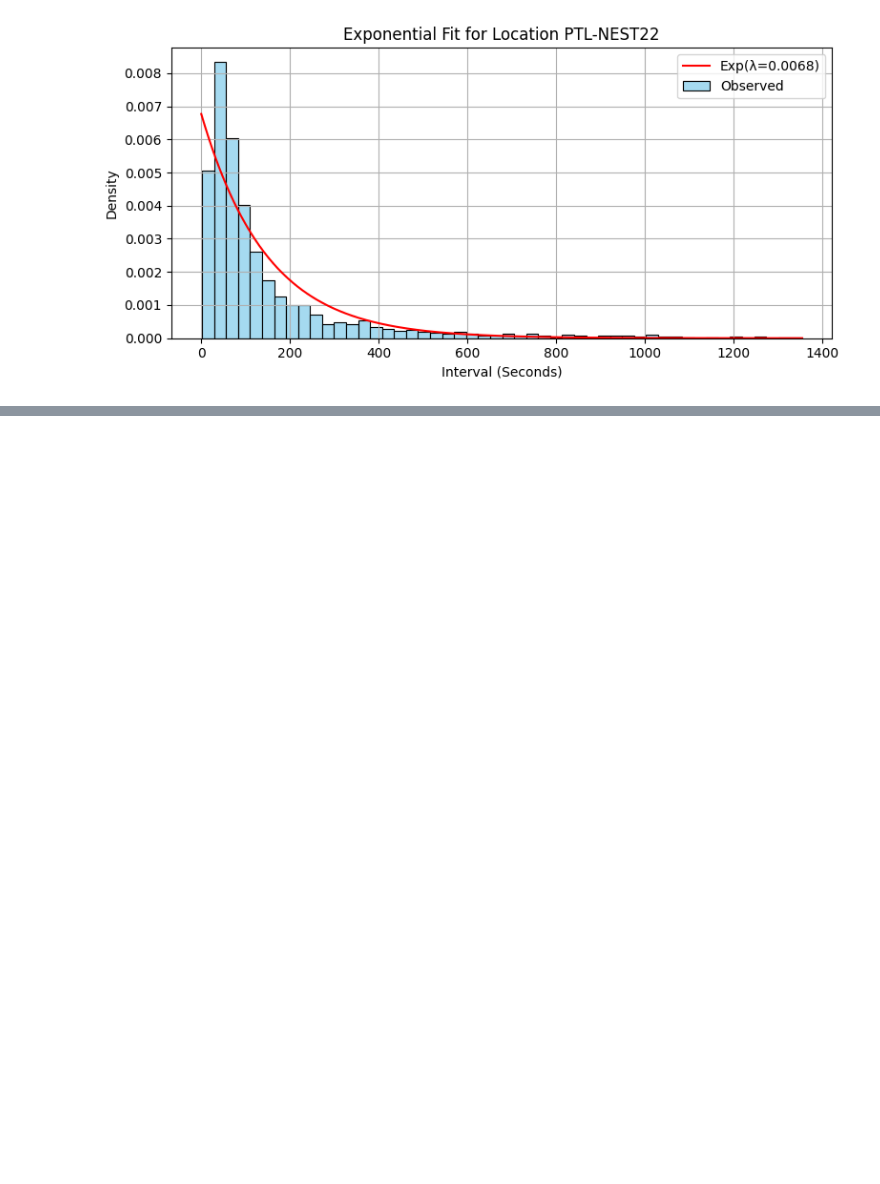
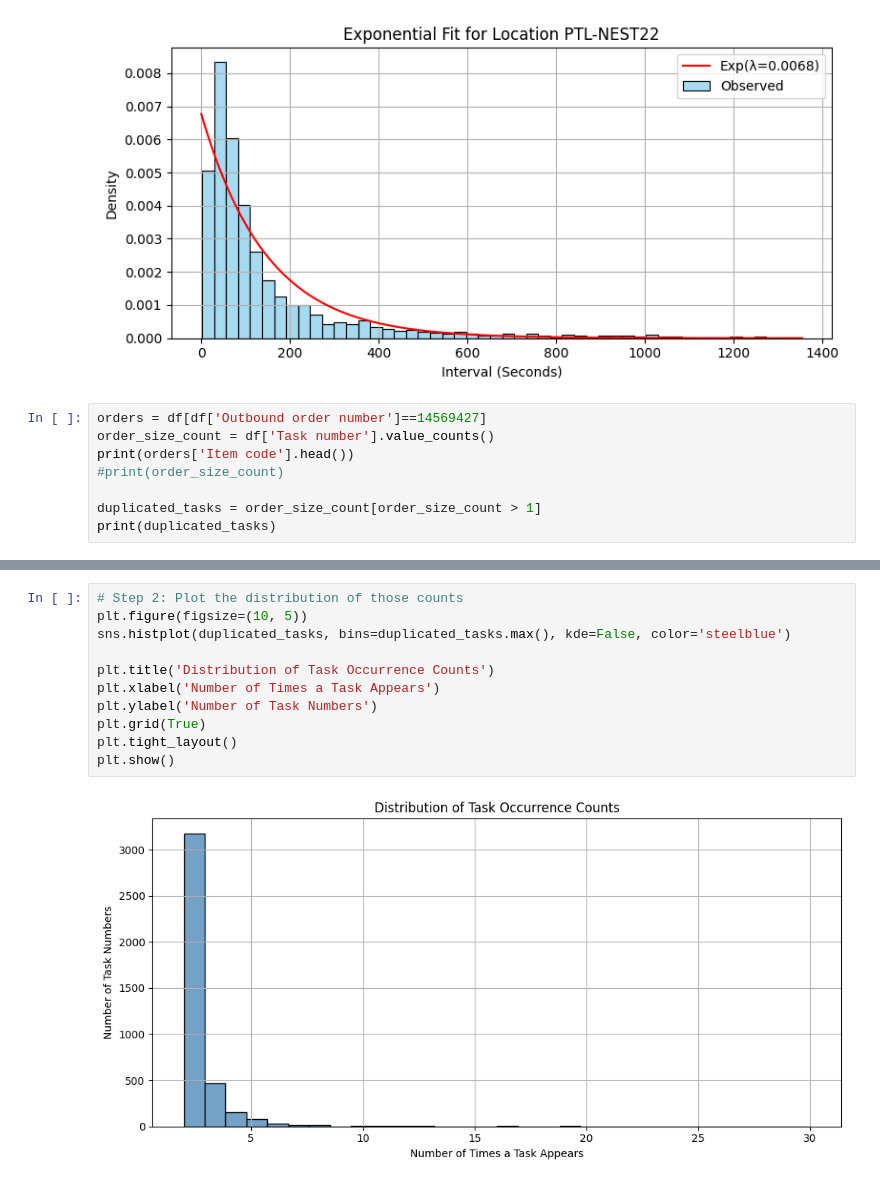
Before and after one commit to TomTom2028/SoftwareSim, a Jupyter notebook: AnalysisData.ipynb, the cells around one changed output, grey strips where cells are left out. Drawn from its saved outputs; the diff is of its cells as text; blank space fills up the shorter version.

```diff
--- a/AnalysisData.ipynb
+++ b/AnalysisData.ipynb
@@ -214,3 +214,11 @@ for loc in top_locations:
 [figure]
 [figure]
 [figure]
+# %%
+orders = df[df['Outbound order number']==14569427]
+order_size_count = df['Task number'].value_counts()
+print(orders['Item code'].head())
+#print(order_size_count)
+
+duplicated_tasks = order_size_count[order_size_count > 1]
+print(duplicated_tasks)
@@ -216,0 +240,13 @@ for loc in top_locations:
+# %%
+# Step 2: Plot the distribution of those counts
+plt.figure(figsize=(10, 5))
+sns.histplot(duplicated_tasks, bins=duplicated_tasks.max(), kde=False, color='steelblue')
+
+plt.title('Distribution of Task Occurrence Counts')
+plt.xlabel('Number of Times a Task Appears')
+plt.ylabel('Number of Task Numbers')
+plt.grid(True)
+plt.tight_layout()
+plt.show()
+# %% [output]
+[figure, added]
```
Also changed, not shown: parts of 5 cells of this notebook.
